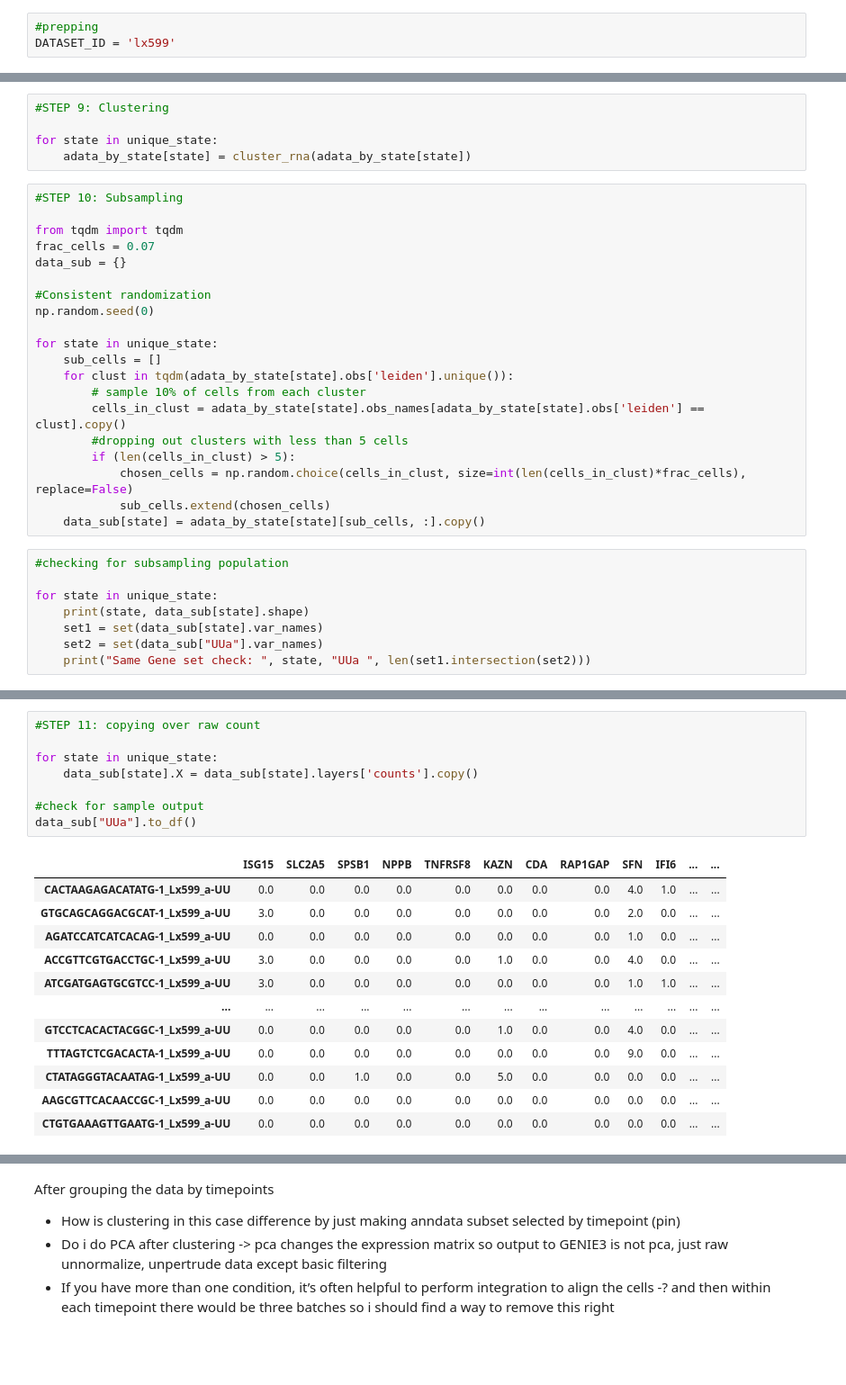
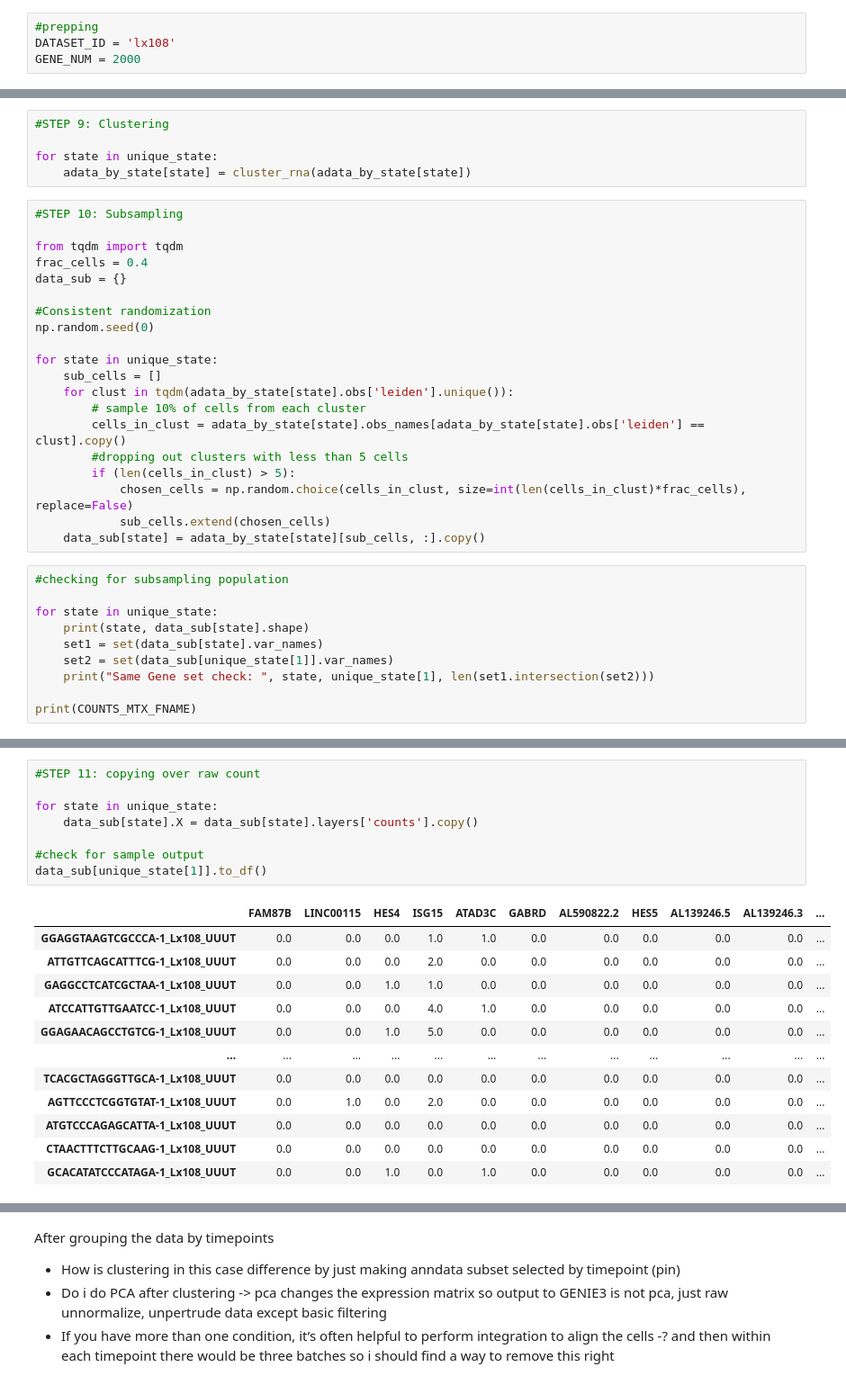
Before and after one commit to leeker-mskcc/SCLC, a Jupyter notebook: script/SCLC_network_reconstruction.ipynb, the cells around one changed output, grey strips where cells are left out. Shown at 90% size. Saved outputs shown, nothing was run; the diff lists cells and outputs as text; blank space fills up the shorter version.

Commit message:
Streamline for different cell popscenic running

```diff
--- a/script/SCLC_network_reconstruction.ipynb
+++ b/script/SCLC_network_reconstruction.ipynb
@@ -40,7 +50,8 @@ Divide each file into by states and then running each state for network reconstr
 - B is patient posttreatment pdx
 # %%
 #prepping
-DATASET_ID = 'lx599'
+DATASET_ID = 'lx108'
+GENE_NUM = 2000
 # %%
 #STEP 1++: preparing pathway constant variables for easy coding
 
@@ -171,7 +207,7 @@ for state in unique_state:
 #STEP 10: Subsampling
 
 from tqdm import tqdm
-frac_cells = 0.07
+frac_cells = 0.4
 data_sub = {}
 
 #Consistent randomization
@@ -193,6 +229,8 @@ for state in unique_state:
 for state in unique_state:
     print(state, data_sub[state].shape)
     set1 = set(data_sub[state].var_names)
-    set2 = set(data_sub["UUa"].var_names)
-    print("Same Gene set check: ", state, "UUa ", len(set1.intersection(set2)))
+    set2 = set(data_sub[unique_state[1]].var_names)
+    print("Same Gene set check: ", state, unique_state[1], len(set1.intersection(set2)))
+
+print(COUNTS_MTX_FNAME)
 # %% [output]
@@ -207,21 +311,21 @@ Same Gene set check:  UTa UUa  900
 # %%
 #STEP 11: copying over raw count
 
 for state in unique_state:
     data_sub[state].X = data_sub[state].layers['counts'].copy()
 
 #check for sample output
-data_sub["UUa"].to_df()
+data_sub[unique_state[1]].to_df()
 # %% [output]
-|  | ISG15 | SLC2A5 | SPSB1 | NPPB | TNFRSF8 | KAZN | CDA | RAP1GAP | SFN | IFI6 | ... | ... |
-| CACTAAGAGACATATG-1_Lx599_a-UU | 0.0 | 0.0 | 0.0 | 0.0 | 0.0 | 0.0 | 0.0 | 0.0 | 4.0 | 1.0 | ... | ... |
-| GTGCAGCAGGACGCAT-1_Lx599_a-UU | 3.0 | 0.0 | 0.0 | 0.0 | 0.0 | 0.0 | 0.0 | 0.0 | 2.0 | 0.0 | ... | ... |
-| AGATCCATCATCACAG-1_Lx599_a-UU | 0.0 | 0.0 | 0.0 | 0.0 | 0.0 | 0.0 | 0.0 | 0.0 | 1.0 | 0.0 | ... | ... |
-| ACCGTTCGTGACCTGC-1_Lx599_a-UU | 3.0 | 0.0 | 0.0 | 0.0 | 0.0 | 1.0 | 0.0 | 0.0 | 4.0 | 0.0 | ... | ... |
-| ATCGATGAGTGCGTCC-1_Lx599_a-UU | 3.0 | 0.0 | 0.0 | 0.0 | 0.0 | 0.0 | 0.0 | 0.0 | 1.0 | 1.0 | ... | ... |
-| ... | ... | ... | ... | ... | ... | ... | ... | ... | ... | ... | ... | ... |
-| GTCCTCACACTACGGC-1_Lx599_a-UU | 0.0 | 0.0 | 0.0 | 0.0 | 0.0 | 1.0 | 0.0 | 0.0 | 4.0 | 0.0 | ... | ... |
-| TTTAGTCTCGACACTA-1_Lx599_a-UU | 0.0 | 0.0 | 0.0 | 0.0 | 0.0 | 0.0 | 0.0 | 0.0 | 9.0 | 0.0 | ... | ... |
-| CTATAGGGTACAATAG-1_Lx599_a-UU | 0.0 | 0.0 | 1.0 | 0.0 | 0.0 | 5.0 | 0.0 | 0.0 | 0.0 | 0.0 | ... | ... |
-| AAGCGTTCACAACCGC-1_Lx599_a-UU | 0.0 | 0.0 | 0.0 | 0.0 | 0.0 | 0.0 | 0.0 | 0.0 | 0.0 | 0.0 | ... | ... |
-| CTGTGAAAGTTGAATG-1_Lx599_a-UU | 0.0 | 0.0 | 0.0 | 0.0 | 0.0 | 0.0 | 0.0 | 0.0 | 0.0 | 0.0 | ... | ... |
+|  | FAM87B | LINC00115 | HES4 | ISG15 | ATAD3C | GABRD | AL590822.2 | HES5 | AL139246.5 | AL139246.3 | ... |
+| GGAGGTAAGTCGCCCA-1_Lx108_UUUT | 0.0 | 0.0 | 0.0 | 1.0 | 1.0 | 0.0 | 0.0 | 0.0 | 0.0 | 0.0 | ... |
+| ATTGTTCAGCATTTCG-1_Lx108_UUUT | 0.0 | 0.0 | 0.0 | 2.0 | 0.0 | 0.0 | 0.0 | 0.0 | 0.0 | 0.0 | ... |
+| GAGGCCTCATCGCTAA-1_Lx108_UUUT | 0.0 | 0.0 | 1.0 | 1.0 | 0.0 | 0.0 | 0.0 | 0.0 | 0.0 | 0.0 | ... |
+| ATCCATTGTTGAATCC-1_Lx108_UUUT | 0.0 | 0.0 | 0.0 | 4.0 | 1.0 | 0.0 | 0.0 | 0.0 | 0.0 | 0.0 | ... |
+| GGAGAACAGCCTGTCG-1_Lx108_UUUT | 0.0 | 0.0 | 1.0 | 5.0 | 0.0 | 0.0 | 0.0 | 0.0 | 0.0 | 0.0 | ... |
+| ... | ... | ... | ... | ... | ... | ... | ... | ... | ... | ... | ... |
+| TCACGCTAGGGTTGCA-1_Lx108_UUUT | 0.0 | 0.0 | 0.0 | 0.0 | 0.0 | 0.0 | 0.0 | 0.0 | 0.0 | 0.0 | ... |
+| AGTTCCCTCGGTGTAT-1_Lx108_UUUT | 0.0 | 1.0 | 0.0 | 2.0 | 0.0 | 0.0 | 0.0 | 0.0 | 0.0 | 0.0 | ... |
+| ATGTCCCAGAGCATTA-1_Lx108_UUUT | 0.0 | 0.0 | 0.0 | 0.0 | 0.0 | 0.0 | 0.0 | 0.0 | 0.0 | 0.0 | ... |
+| CTAACTTTCTTGCAAG-1_Lx108_UUUT | 0.0 | 0.0 | 0.0 | 0.0 | 0.0 | 0.0 | 0.0 | 0.0 | 0.0 | 0.0 | ... |
+| GCACATATCCCATAGA-1_Lx108_UUUT | 0.0 | 0.0 | 1.0 | 0.0 | 1.0 | 0.0 | 0.0 | 0.0 | 0.0 | 0.0 | ... |
```
Also changed, not shown: parts of 15 cells of this notebook.
